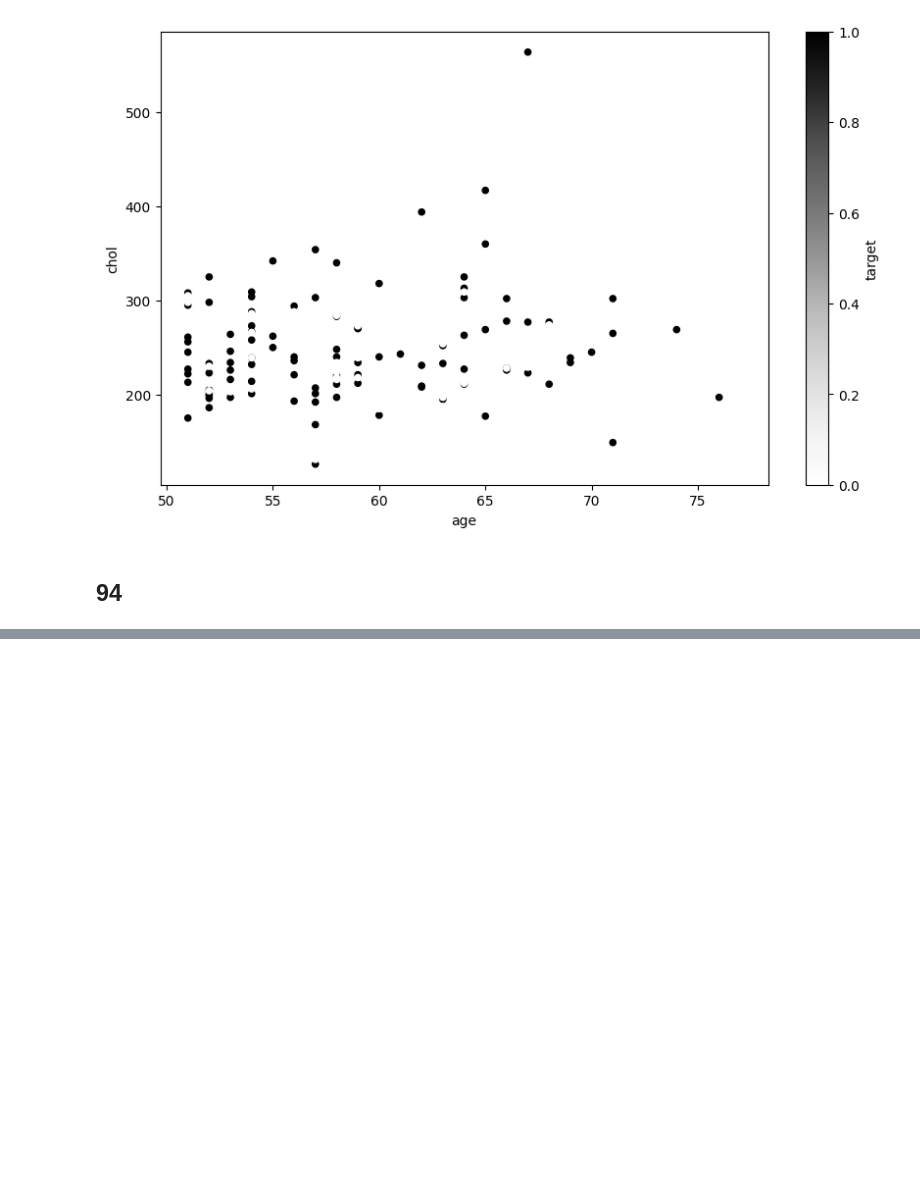
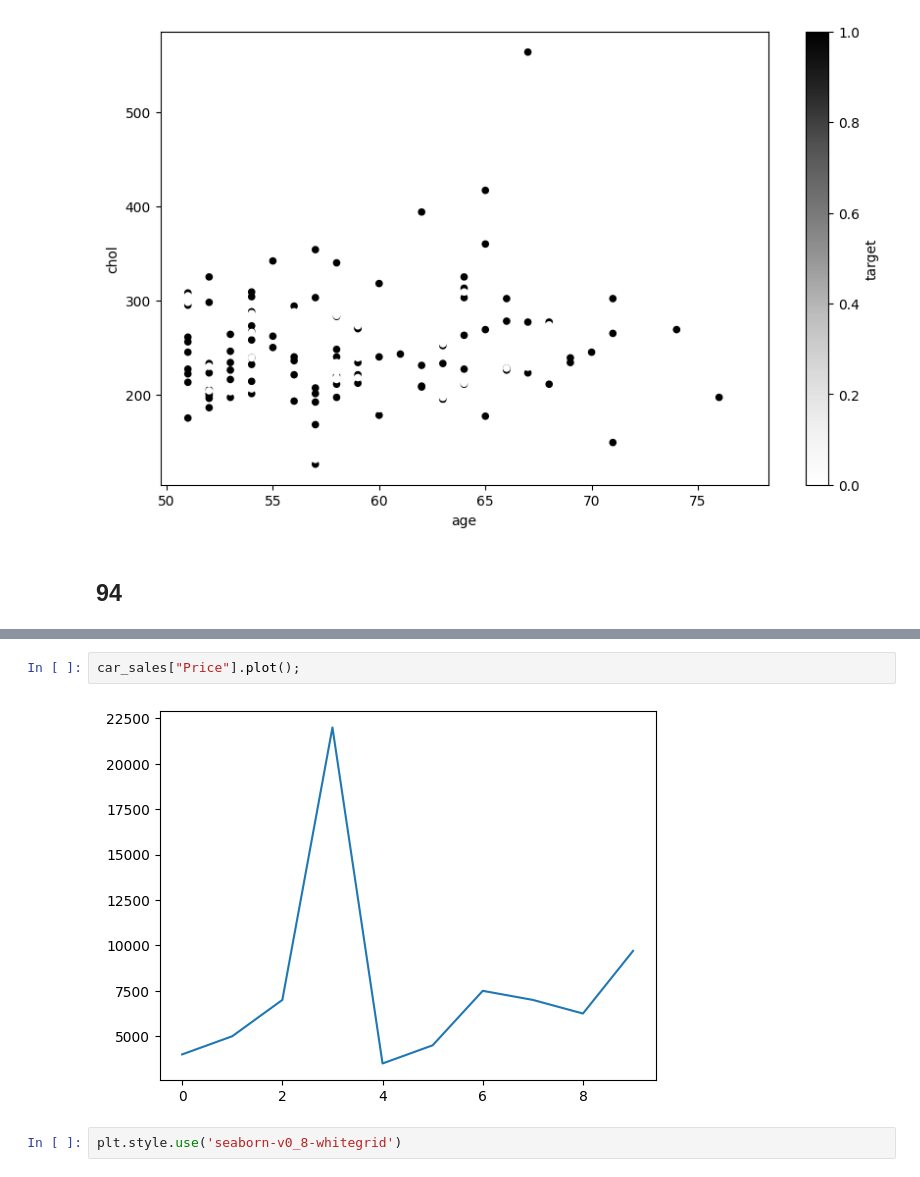
Before and after one commit to roopeshkp34/ML, a Jupyter notebook: ml_course/tutorials/matplot_lib.ipynb, the cells around one changed output, grey strips where cells are left out. Cells and saved outputs as stored; diff of their text form; blank space fills up the shorter version.

```diff
--- a/ml_course/tutorials/matplot_lib.ipynb
+++ b/ml_course/tutorials/matplot_lib.ipynb
@@ -414,0 +475,6 @@ ax.axhline(over_50["chol"].mean())
+# %%
+car_sales["Price"].plot();
+# %% [output]
+[figure, added]
+# %%
+plt.style.use('seaborn-v0_8-whitegrid')
```
Also changed, not shown: parts of 27 cells of this notebook, 1 other file.
